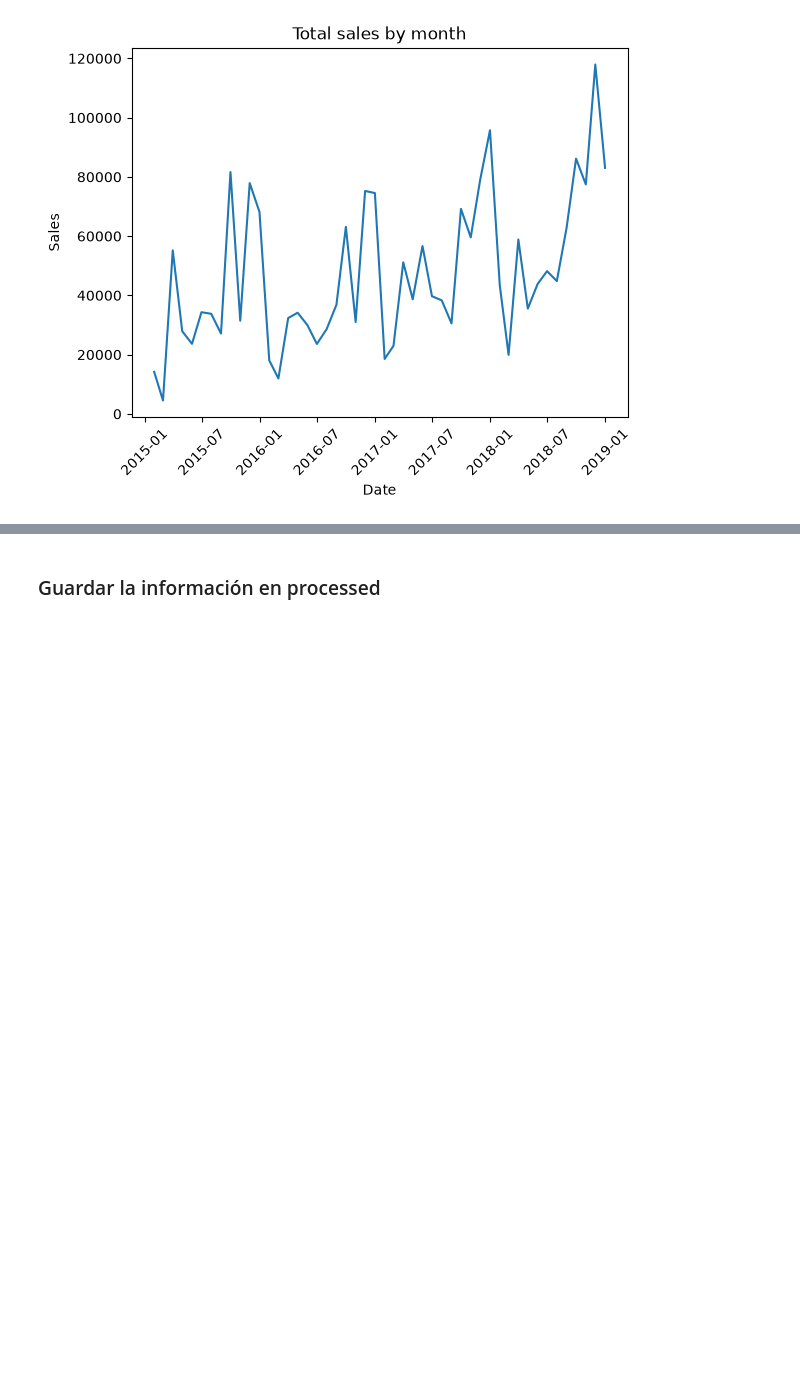
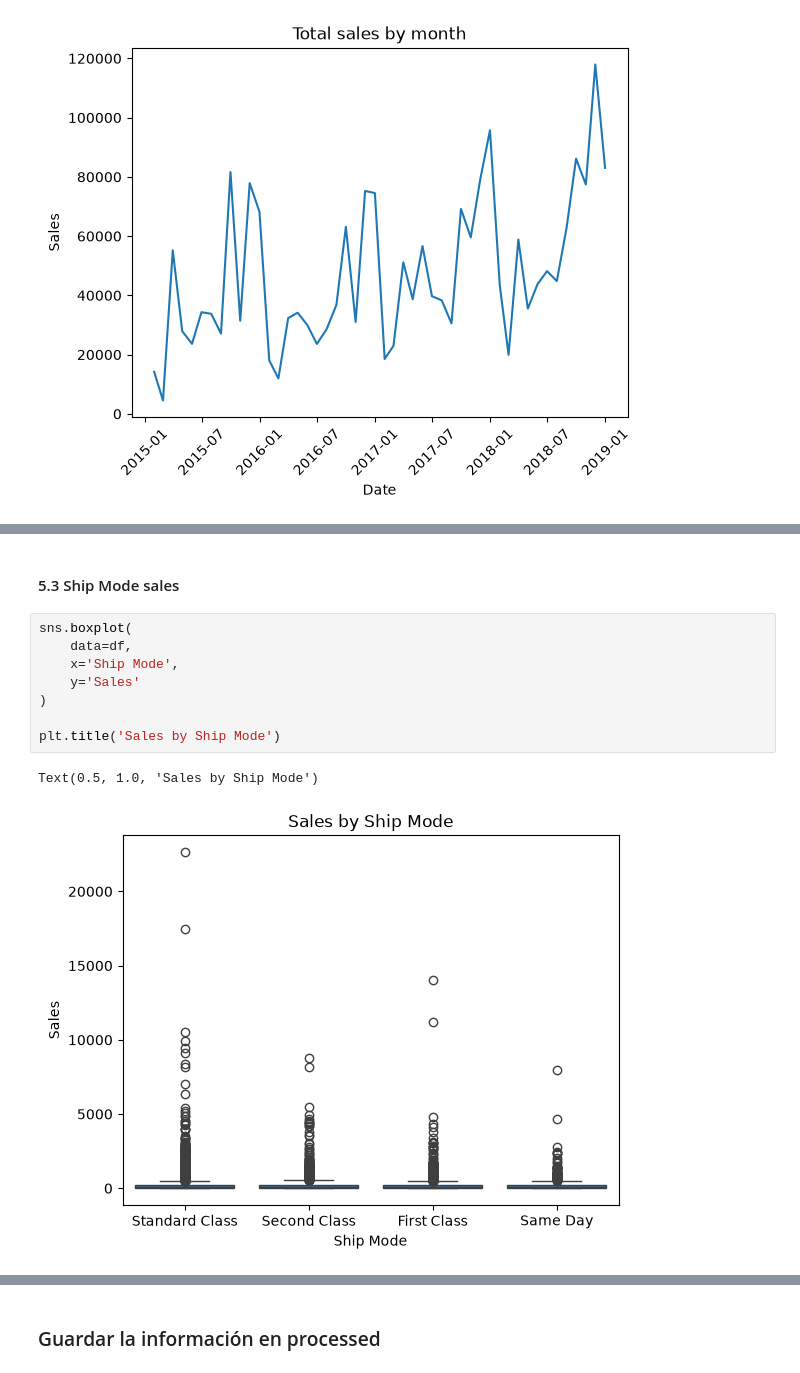
Before and after one commit to charligram/1_analisis_ventas, a Jupyter notebook: notebooks/01_EDA.ipynb, the cells around one changed output, grey strips where cells are left out. Saved outputs shown, nothing was run; the diff lists cells and outputs as text; blank space fills up the shorter version.

```diff
--- a/notebooks/01_EDA.ipynb
+++ b/notebooks/01_EDA.ipynb
@@ -186,0 +205,13 @@ Text(0.5, 1.0, 'Total sales by month')
+# %% [markdown]
+#### 5.3 Ship Mode sales
+# %%
+sns.boxplot(
+    data=df,
+    x='Ship Mode',
+    y='Sales'
+)
+
+plt.title('Sales by Ship Mode')
+# %% [output]
+Text(0.5, 1.0, 'Sales by Ship Mode')
+[figure, added]
```
Also changed, not shown: parts of 38 cells of this notebook.
